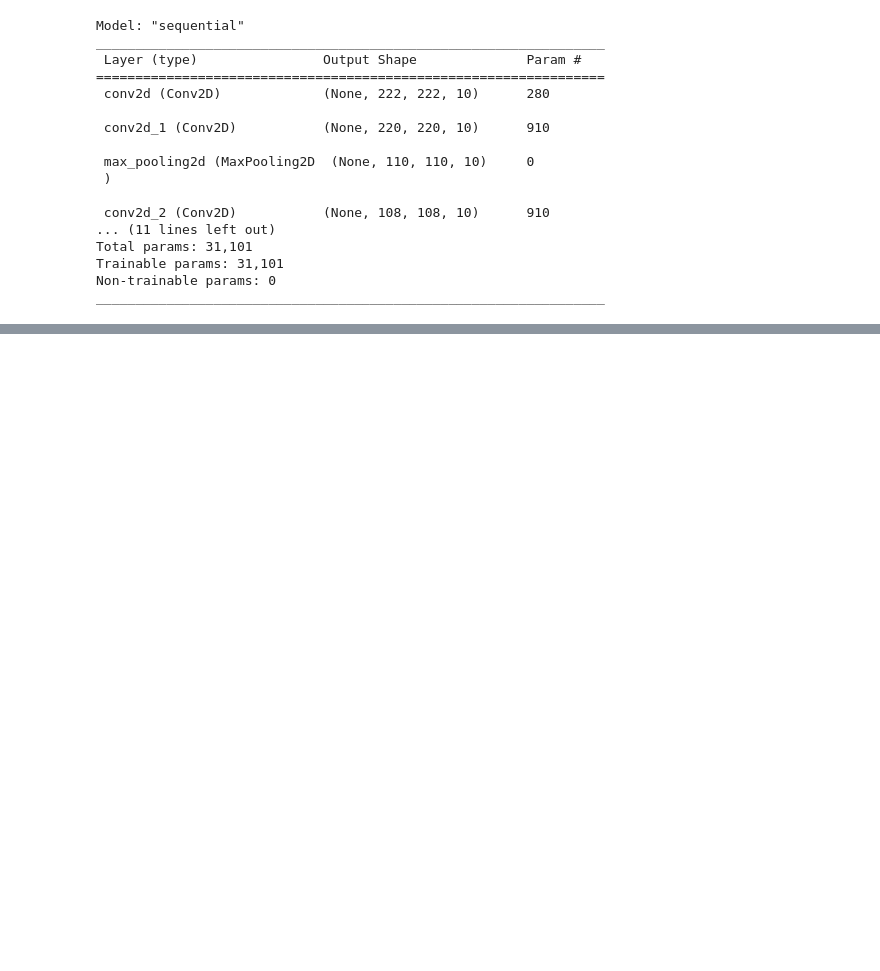
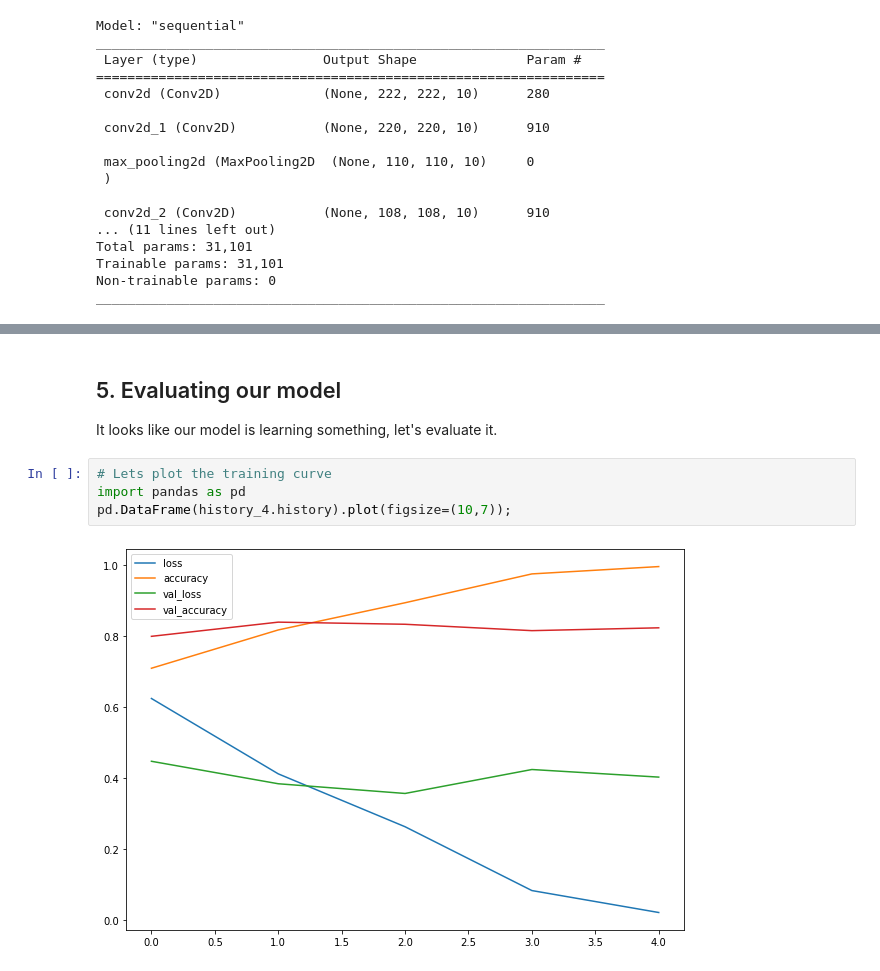
Before and after one commit to johan92lee/z2m-tf-tutorials, a Jupyter notebook: 03_intro_to_computer_vision_with_tensorflow.ipynb, the cells around one changed output, grey strips where cells are left out. Drawn from its saved outputs; the diff is of its cells as text; blank space fills up the shorter version.

```diff
--- a/03_intro_to_computer_vision_with_tensorflow.ipynb
+++ b/03_intro_to_computer_vision_with_tensorflow.ipynb
@@ -550,0 +547,10 @@ model_1.evaluate(test_data)
+# %% [markdown]
+## 5. Evaluating our model
+
+It looks like our model is learning something, let's evaluate it.
+# %%
+# Lets plot the training curve
+import pandas as pd
+pd.DataFrame(history_4.history).plot(figsize=(10,7));
+# %% [output]
+[figure, added]
```
Also changed, not shown: parts of 25 cells of this notebook.
